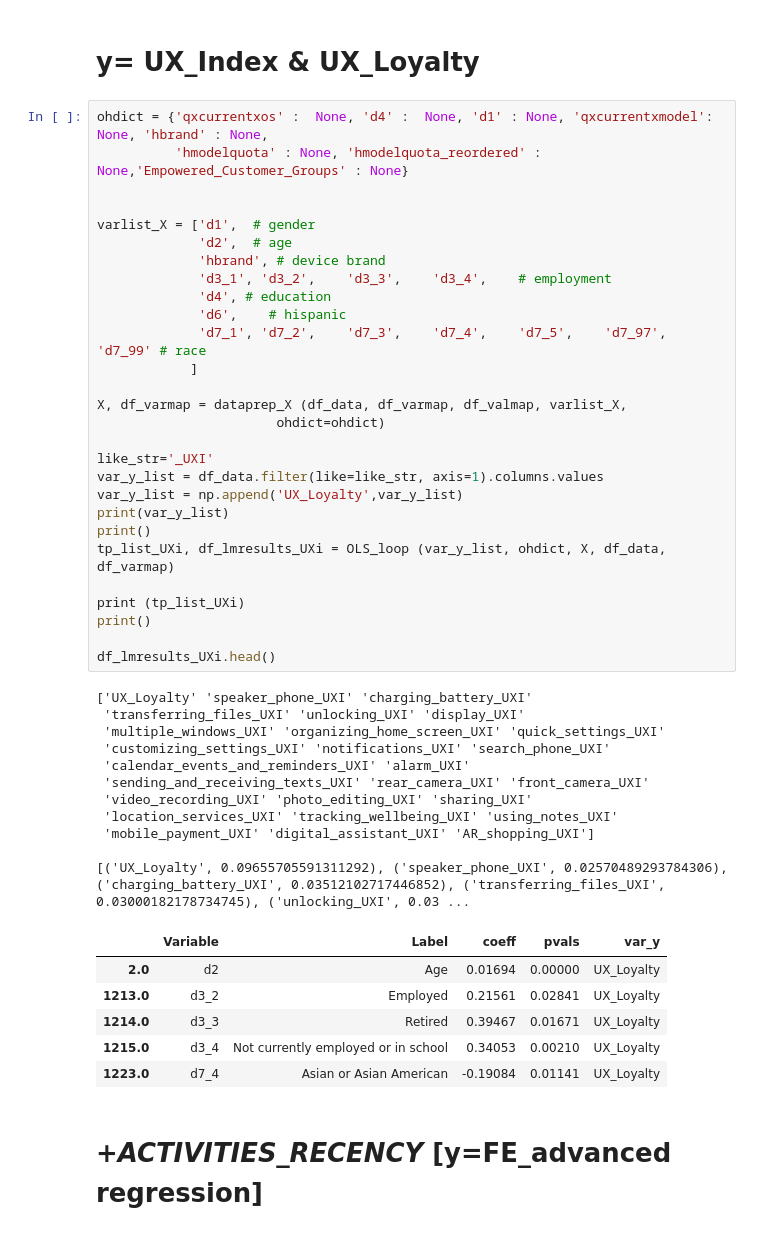
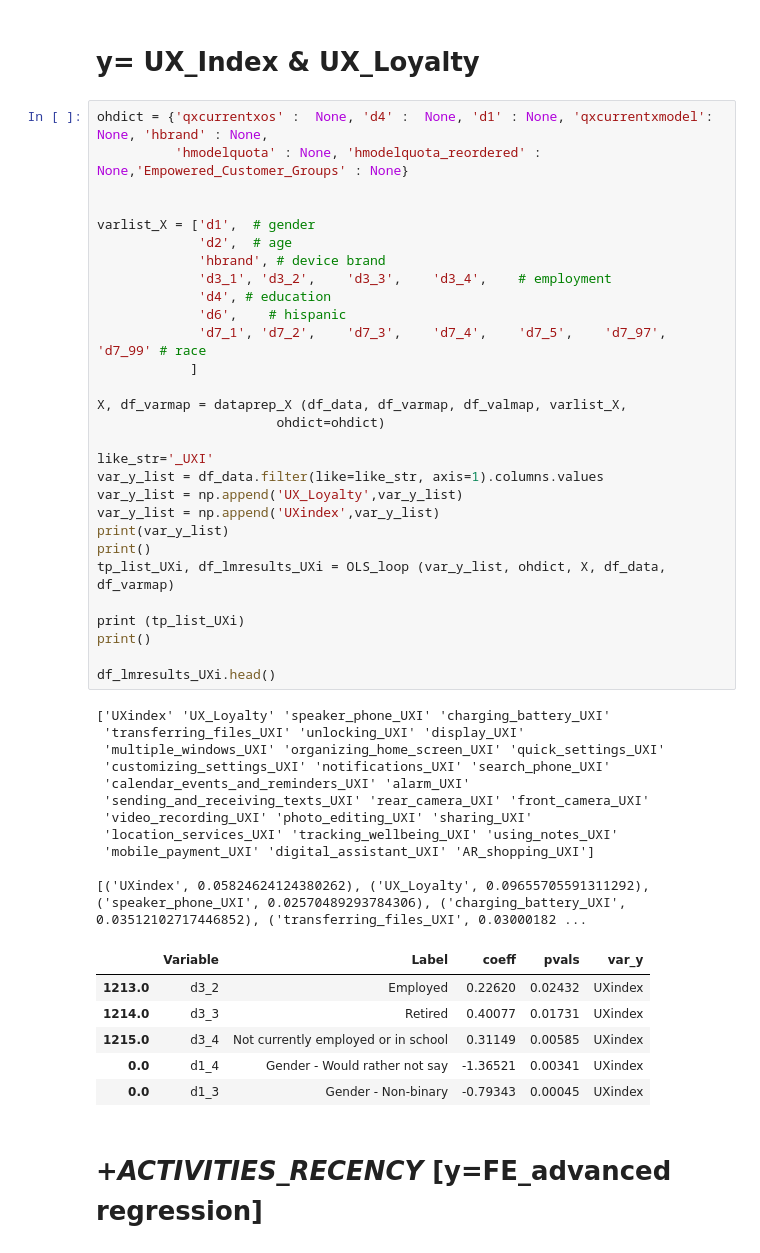
Before and after one commit to liouviaglou/UXi, a Jupyter notebook: notebooks/supervised_1.ipynb, the cells around one changed output. Saved outputs shown, nothing was run; the diff lists cells and outputs as text.

```diff
--- a/notebooks/supervised_1.ipynb
+++ b/notebooks/supervised_1.ipynb
@@ -389,40 +389,41 @@ varlist_X = ['d1',  # gender
              'd4', # education
              'd6',    # hispanic
              'd7_1', 'd7_2',    'd7_3',    'd7_4',    'd7_5',    'd7_97',    'd7_99' # race
             ]
 
 X, df_varmap = dataprep_X (df_data, df_varmap, df_valmap, varlist_X,
                        ohdict=ohdict)
 
 like_str='_UXI'
 var_y_list = df_data.filter(like=like_str, axis=1).columns.values
 var_y_list = np.append('UX_Loyalty',var_y_list)
+var_y_list = np.append('UXindex',var_y_list)
 print(var_y_list)
 print()
 tp_list_UXi, df_lmresults_UXi = OLS_loop (var_y_list, ohdict, X, df_data, df_varmap)
 
 print (tp_list_UXi)
 print()
 
 df_lmresults_UXi.head()
 # %% [output]
-['UX_Loyalty' 'speaker_phone_UXI' 'charging_battery_UXI'
+['UXindex' 'UX_Loyalty' 'speaker_phone_UXI' 'charging_battery_UXI'
  'transferring_files_UXI' 'unlocking_UXI' 'display_UXI'
  'multiple_windows_UXI' 'organizing_home_screen_UXI' 'quick_settings_UXI'
  'customizing_settings_UXI' 'notifications_UXI' 'search_phone_UXI'
  'calendar_events_and_reminders_UXI' 'alarm_UXI'
  'sending_and_receiving_texts_UXI' 'rear_camera_UXI' 'front_camera_UXI'
  'video_recording_UXI' 'photo_editing_UXI' 'sharing_UXI'
  'location_services_UXI' 'tracking_wellbeing_UXI' 'using_notes_UXI'
  'mobile_payment_UXI' 'digital_assistant_UXI' 'AR_shopping_UXI']
 
-[('UX_Loyalty', 0.09655705591311292), ('speaker_phone_UXI', 0.02570489293784306), ('charging_battery_UXI', 0.03512102717446852), ('transferring_files_UXI', 0.03000182178734745), ('unlocking_UXI', 0.03 ...
+[('UXindex', 0.05824624124380262), ('UX_Loyalty', 0.09655705591311292), ('speaker_phone_UXI', 0.02570489293784306), ('charging_battery_UXI', 0.03512102717446852), ('transferring_files_UXI', 0.03000182 ...
 |  | Variable | Label | coeff | pvals | var_y |
-| 2.0 | d2 | Age | 0.01694 | 0.00000 | UX_Loyalty |
-| 1213.0 | d3_2 | Employed | 0.21561 | 0.02841 | UX_Loyalty |
-| 1214.0 | d3_3 | Retired | 0.39467 | 0.01671 | UX_Loyalty |
-| 1215.0 | d3_4 | Not currently employed or in school | 0.34053 | 0.00210 | UX_Loyalty |
-| 1223.0 | d7_4 | Asian or Asian American | -0.19084 | 0.01141 | UX_Loyalty |
+| 1213.0 | d3_2 | Employed | 0.22620 | 0.02432 | UXindex |
+| 1214.0 | d3_3 | Retired | 0.40077 | 0.01731 | UXindex |
+| 1215.0 | d3_4 | Not currently employed or in school | 0.31149 | 0.00585 | UXindex |
+| 0.0 | d1_4 | Gender - Would rather not say | -1.36521 | 0.00341 | UXindex |
+| 0.0 | d1_3 | Gender - Non-binary | -0.79343 | 0.00045 | UXindex |
 # %% [markdown]
 # *+ACTIVITIES_RECENCY* [y=FE_advanced regression]
 # %%
```
Also changed, not shown: parts of 6 cells of this notebook, 2 other files.
